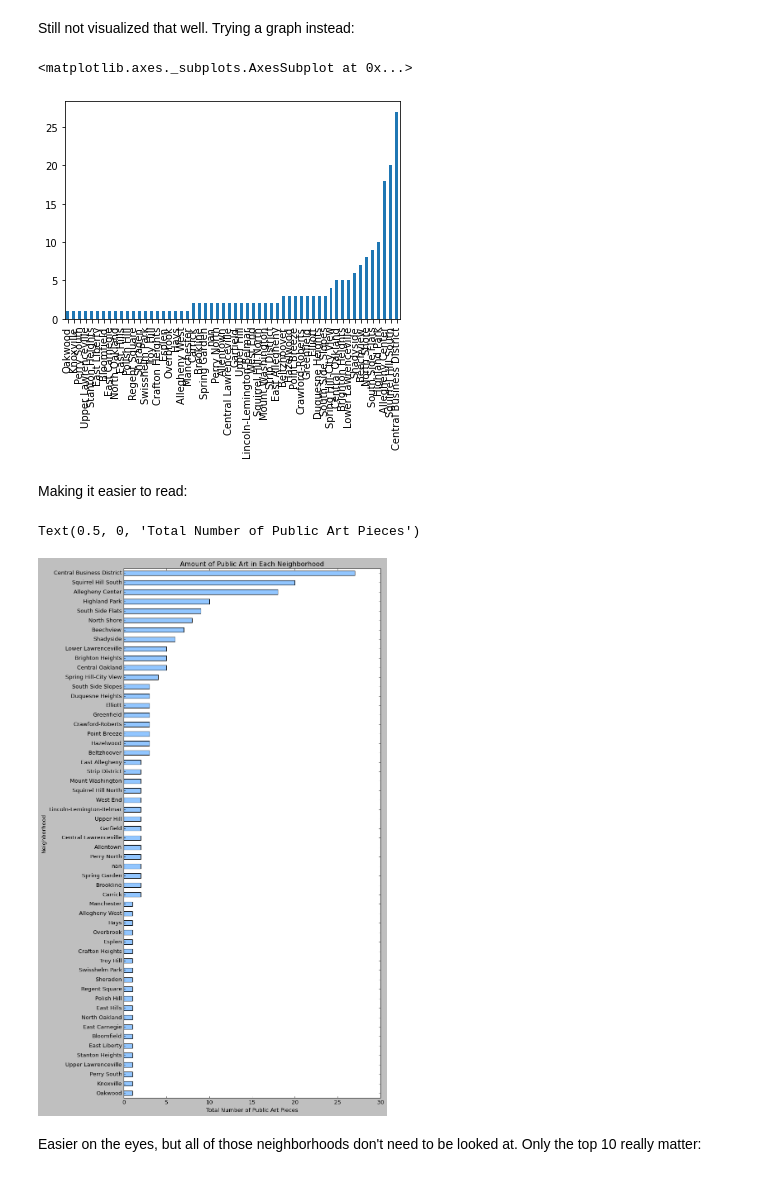
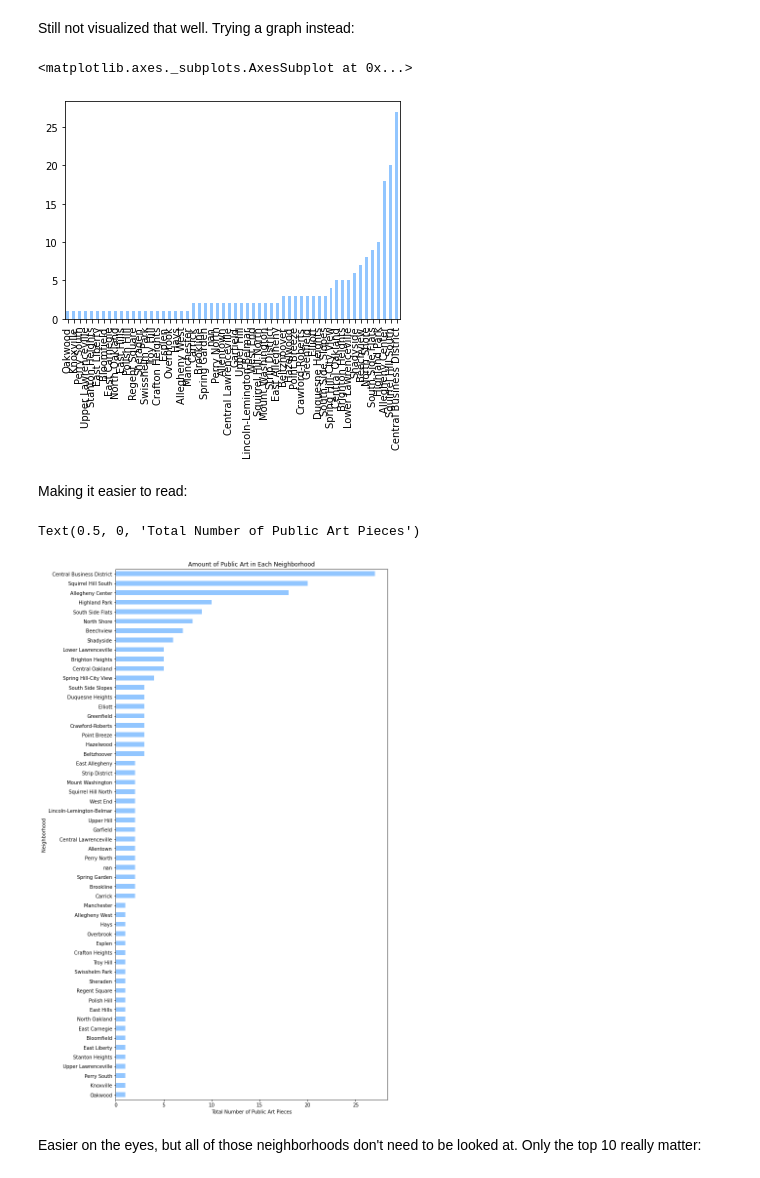
Before and after one commit to yimijj/CMPINF0010-Final-Project, a Jupyter notebook: Art-Notebook.ipynb, the cells around one changed output. Cells and saved outputs as stored; diff of their text form; code cells hidden in the pictures.

```diff
--- a/Art-Notebook.ipynb
+++ b/Art-Notebook.ipynb
@@ -65,15 +68,15 @@ Central Business District    27
 dtype: int64
 # %% [markdown]
 Still not visualized that well. Trying a graph instead:
-# %%
-pub_art_series.sort_values().plot.bar(width = .5)
-# %% [output]
-<matplotlib.axes._subplots.AxesSubplot at 0x...>
-[figure, removed]
+# %%
+plt.style.use('seaborn-pastel')
+pub_art_series.sort_values().plot.bar()
+# %% [output]
+<matplotlib.axes._subplots.AxesSubplot at 0x...>
+[figure, added]
 # %% [markdown]
 Making it easier to read:
 # %%
-plt.style.use('seaborn-pastel')
 sorted_pub_art_series = pub_art_series.sort_values()
 
 pubart_chart = sorted_pub_art_series.plot.barh(figsize=(10, 20))
@@ -83,7 +86,7 @@ plt.ylabel('Neighborhood')
 plt.xlabel('Total Number of Public Art Pieces')
 # %% [output]
 Text(0.5, 0, 'Total Number of Public Art Pieces')
-[figure, old version]
+[figure, new version]
 # %% [markdown]
 Easier on the eyes, but all of those neighborhoods don't need to be looked at. Only the top 10 really matter:
 # %%
```
Also changed, not shown: parts of 10 cells of this notebook, 5 other files.
